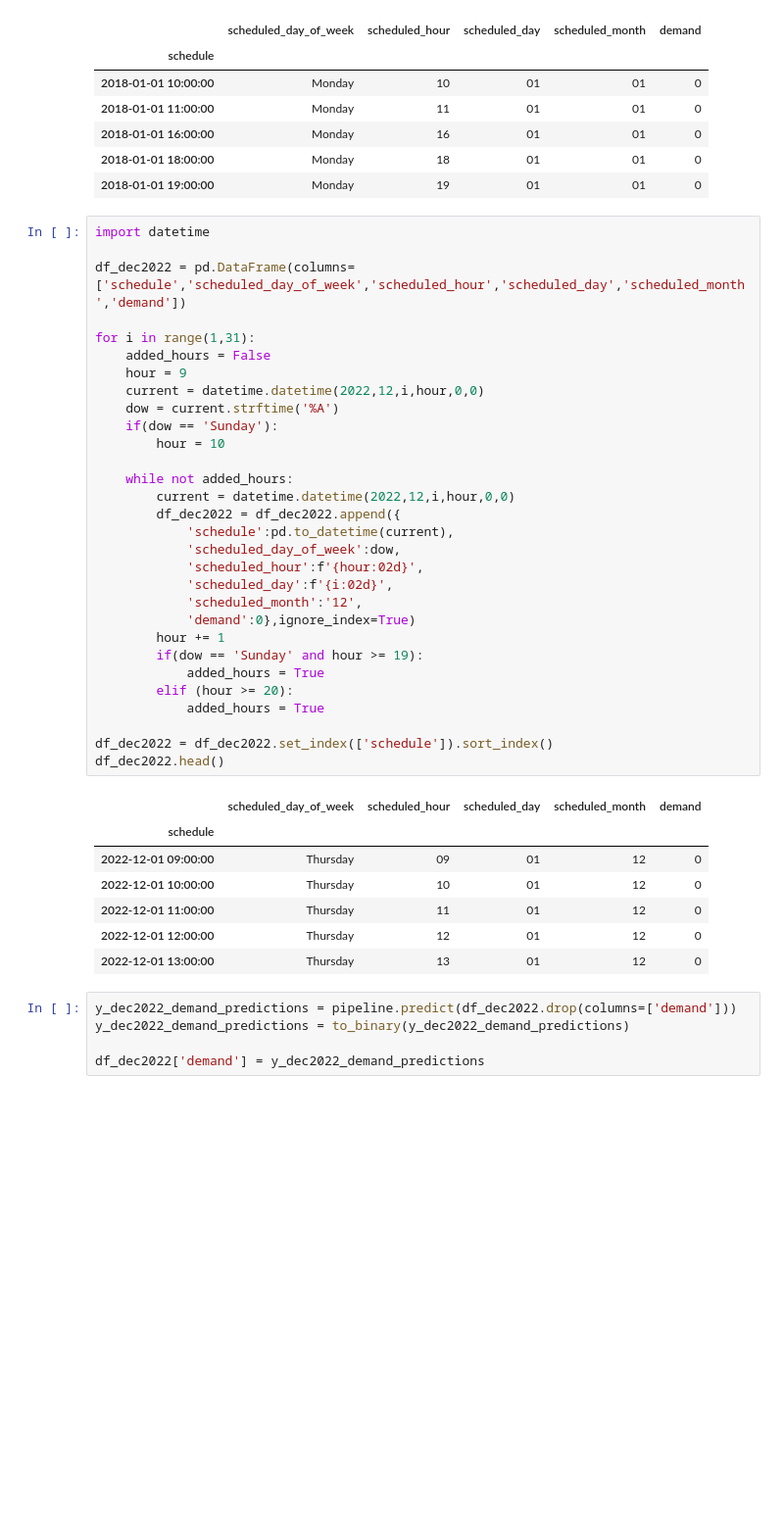
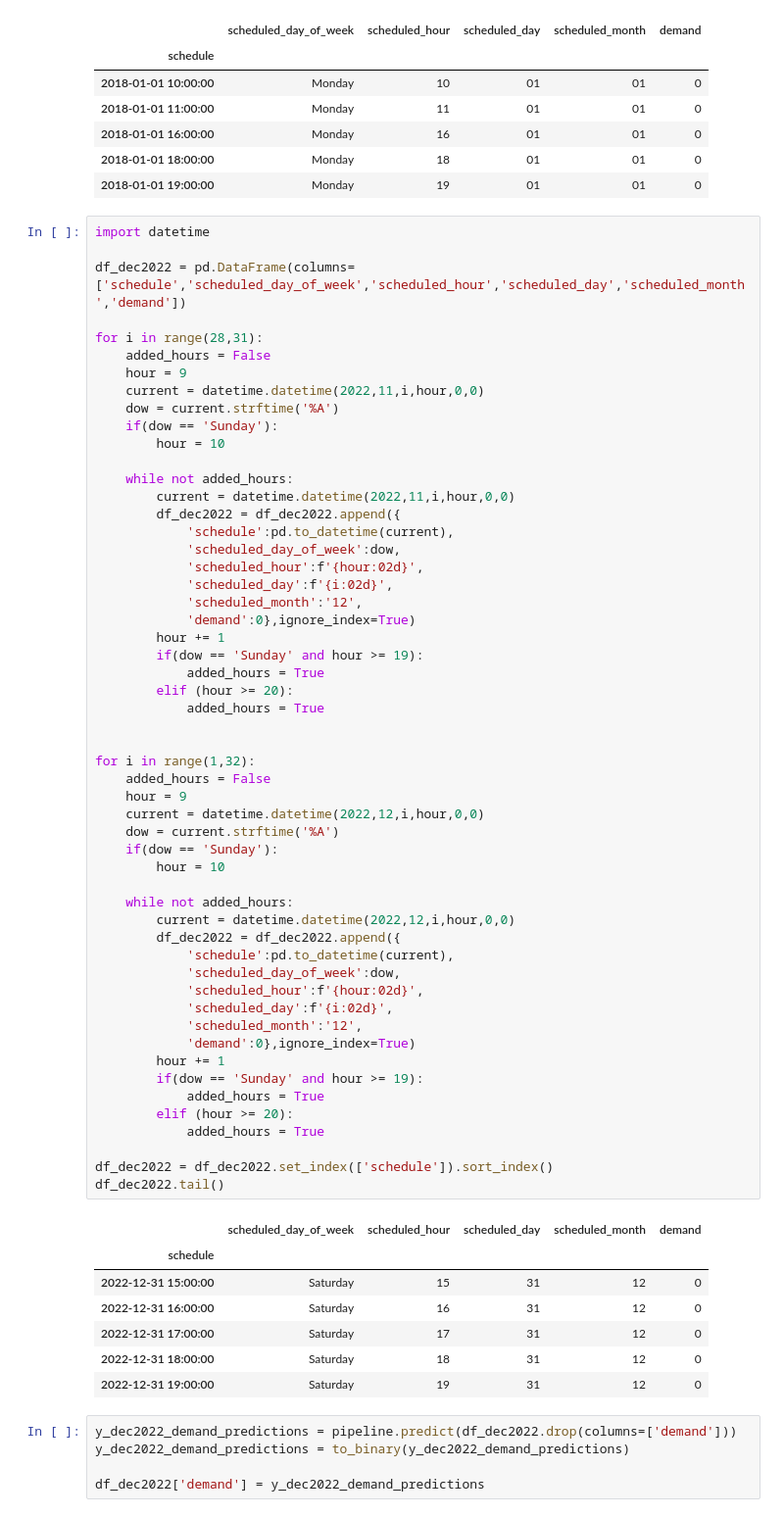
Before and after one commit to santthosh/ml-inventory-demand, a Jupyter notebook: notebook.ipynb, the cells around one changed output. Shown at 98% size. Saved outputs shown, nothing was run; the diff lists cells and outputs as text; blank space fills up the shorter version.

```diff
--- a/notebook.ipynb
+++ b/notebook.ipynb
@@ -684,40 +687,64 @@ df_clean.head()
 import datetime
 
 df_dec2022 = pd.DataFrame(columns=['schedule','scheduled_day_of_week','scheduled_hour','scheduled_day','scheduled_month','demand'])
 
-for i in range(1,31):
+for i in range(28,31):
+    added_hours = False
+    hour = 9
+    current = datetime.datetime(2022,11,i,hour,0,0)
+    dow = current.strftime('%A')
+    if(dow == 'Sunday'):
+        hour = 10
+
+    while not added_hours:
+        current = datetime.datetime(2022,11,i,hour,0,0)
+        df_dec2022 = df_dec2022.append({
+            'schedule':pd.to_datetime(current),
+            'scheduled_day_of_week':dow,
+            'scheduled_hour':f'{hour:02d}',
+            'scheduled_day':f'{i:02d}',
+            'scheduled_month':'12',
+            'demand':0},ignore_index=True)
+        hour += 1
+        if(dow == 'Sunday' and hour >= 19):
+            added_hours = True
+        elif (hour >= 20):
+            added_hours = True
+
+
+for i in range(1,32):
     added_hours = False
     hour = 9
     current = datetime.datetime(2022,12,i,hour,0,0)
     dow = current.strftime('%A')
     if(dow == 'Sunday'):
         hour = 10
 
     while not added_hours:
         current = datetime.datetime(2022,12,i,hour,0,0)
         df_dec2022 = df_dec2022.append({
             'schedule':pd.to_datetime(current),
             'scheduled_day_of_week':dow,
             'scheduled_hour':f'{hour:02d}',
             'scheduled_day':f'{i:02d}',
             'scheduled_month':'12',
             'demand':0},ignore_index=True)
         hour += 1
         if(dow == 'Sunday' and hour >= 19):
             added_hours = True
         elif (hour >= 20):
             added_hours = True
 
 df_dec2022 = df_dec2022.set_index(['schedule']).sort_index()
-df_dec2022.head()
+df_dec2022.tail()
 # %% [output]
 |  | scheduled_day_of_week | scheduled_hour | scheduled_day | scheduled_month | demand |
 | schedule |  |  |  |  |  |
-| 2022-12-01 09:00:00 | Thursday | 09 | 01 | 12 | 0 |
-| 2022-12-01 10:00:00 | Thursday | 10 | 01 | 12 | 0 |
-| 2022-12-01 11:00:00 | Thursday | 11 | 01 | 12 | 0 |
-| 2022-12-01 12:00:00 | Thursday | 12 | 01 | 12 | 0 |
-| 2022-12-01 13:00:00 | Thursday | 13 | 01 | 12 | 0 |
+| 2022-12-31 15:00:00 | Saturday | 15 | 31 | 12 | 0 |
+| 2022-12-31 16:00:00 | Saturday | 16 | 31 | 12 | 0 |
+| 2022-12-31 17:00:00 | Saturday | 17 | 31 | 12 | 0 |
+| 2022-12-31 18:00:00 | Saturday | 18 | 31 | 12 | 0 |
+| 2022-12-31 19:00:00 | Saturday | 19 | 31 | 12 | 0 |
 # %%
 y_dec2022_demand_predictions = pipeline.predict(df_dec2022.drop(columns=['demand']))
 y_dec2022_demand_predictions = to_binary(y_dec2022_demand_predictions)
```
Also changed, not shown: parts of 9 cells of this notebook, 7 other files.
